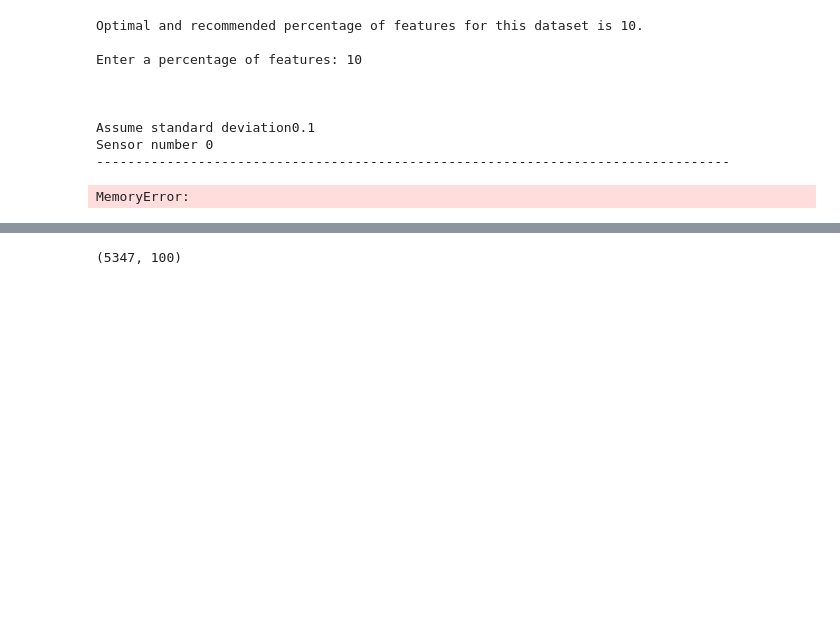
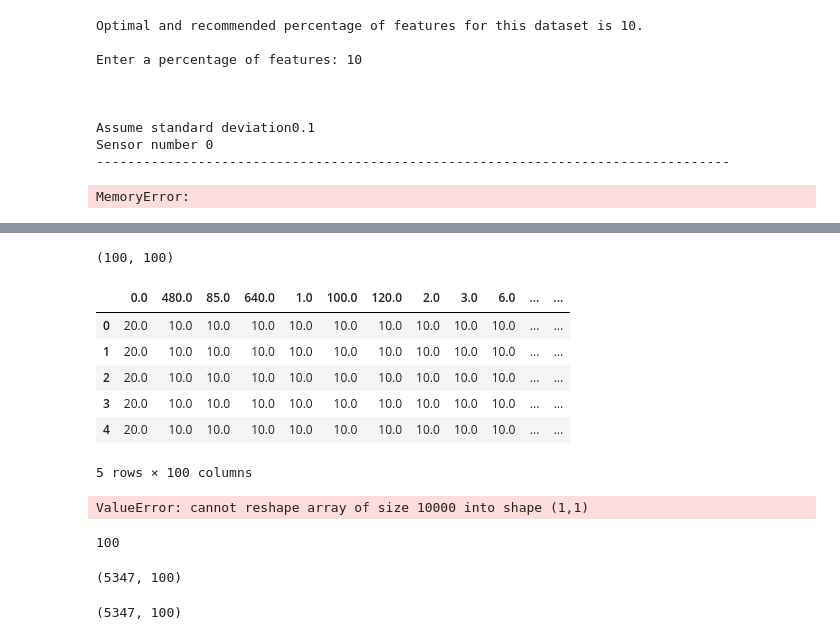
Before and after one commit to ehlimana/ZEMA-machine-learing-tutorials-uncertainty-evaluation, a Jupyter notebook: 2_Machine_Learning_using_Best_Fourier_Coefficients.ipynb, the cells around one changed output, grey strips where cells are left out. Saved outputs shown, nothing was run; the diff lists cells and outputs as text; code cells hidden in the pictures; blank space fills up the shorter version.

```diff
--- a/2_Machine_Learning_using_Best_Fourier_Coefficients.ipynb
+++ b/2_Machine_Learning_using_Best_Fourier_Coefficients.ipynb
@@ -479,3 +481,33 @@ First 10 selected frequencies are:
+# %%
+A.shape
+# %% [output]
+(100, 100)
+# %%
+sorted_uncer_amp_from_all_sensors[0].head()
+# %% [output]
+|  | 0.0 | 480.0 | 85.0 | 640.0 | 1.0 | 100.0 | 120.0 | 2.0 | 3.0 | 6.0 | ... | ... |
+| 0 | 20.0 | 10.0 | 10.0 | 10.0 | 10.0 | 10.0 | 10.0 | 10.0 | 10.0 | 10.0 | ... | ... |
+| 1 | 20.0 | 10.0 | 10.0 | 10.0 | 10.0 | 10.0 | 10.0 | 10.0 | 10.0 | 10.0 | ... | ... |
+| 2 | 20.0 | 10.0 | 10.0 | 10.0 | 10.0 | 10.0 | 10.0 | 10.0 | 10.0 | 10.0 | ... | ... |
+| 3 | 20.0 | 10.0 | 10.0 | 10.0 | 10.0 | 10.0 | 10.0 | 10.0 | 10.0 | 10.0 | ... | ... |
+| 4 | 20.0 | 10.0 | 10.0 | 10.0 | 10.0 | 10.0 | 10.0 | 10.0 | 10.0 | 10.0 | ... | ... |
+5 rows × 100 columns
+# %%
+from scipy.stats import multivariate_normal
+draws = 1000
+y = multivariate_normal.pdf(sorted_uncer_amp_from_all_sensors[0].iloc[0][:], mean=sorted_uncer_amp_from_all_sensors[0].iloc[0][:].mean(), cov=(A))
+y = Y.mean(axis=0)
+Uy= cov(Y, rowvar=0)
+# %% [output]
+ValueError: cannot reshape array of size 10000 into shape (1,1)
+# %%
+len(sorted_uncer_amp_from_all_sensors[0].iloc[0][:])
+# %% [output]
+100
+# %%
+sorted_uncer_amp_from_all_sensors[0].shape
+# %% [output]
+(5347, 100)
 # %%
 sorted_phases_from_all_sensors[0].shape
 # %% [output]
```
Also changed, not shown: parts of 3 cells of this notebook.
